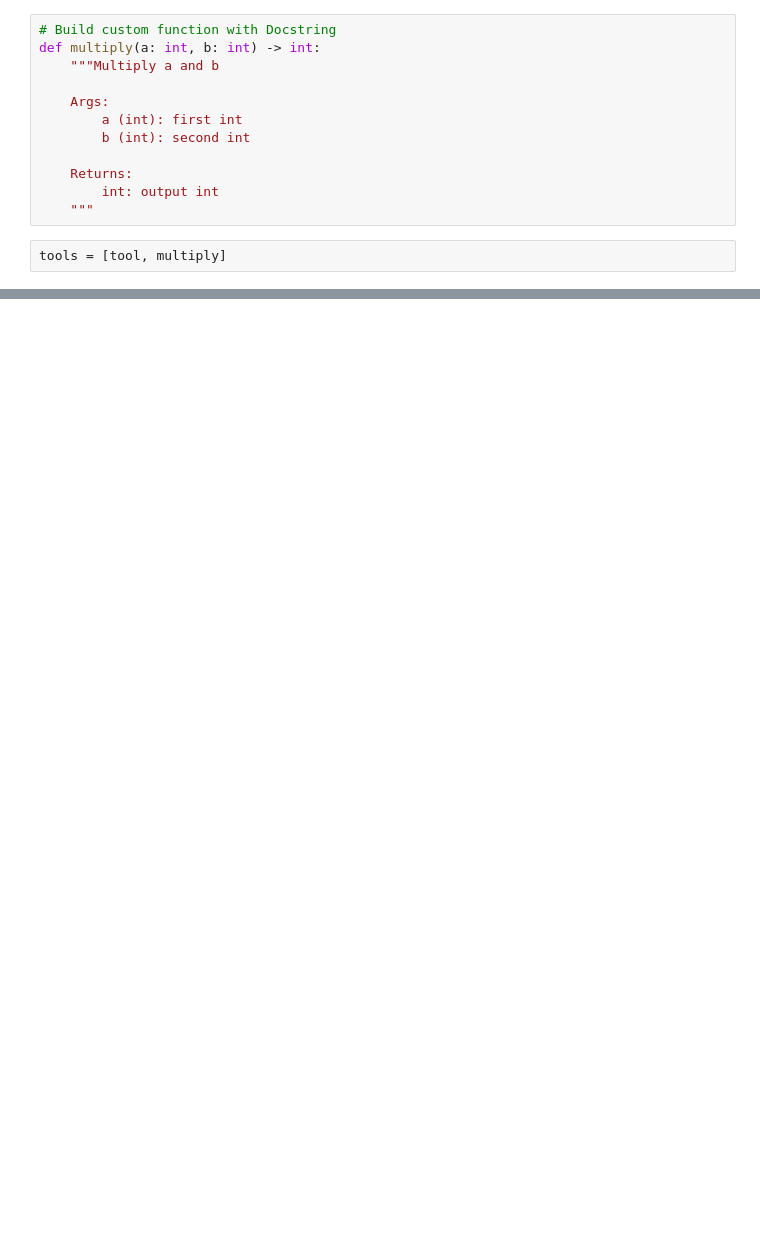
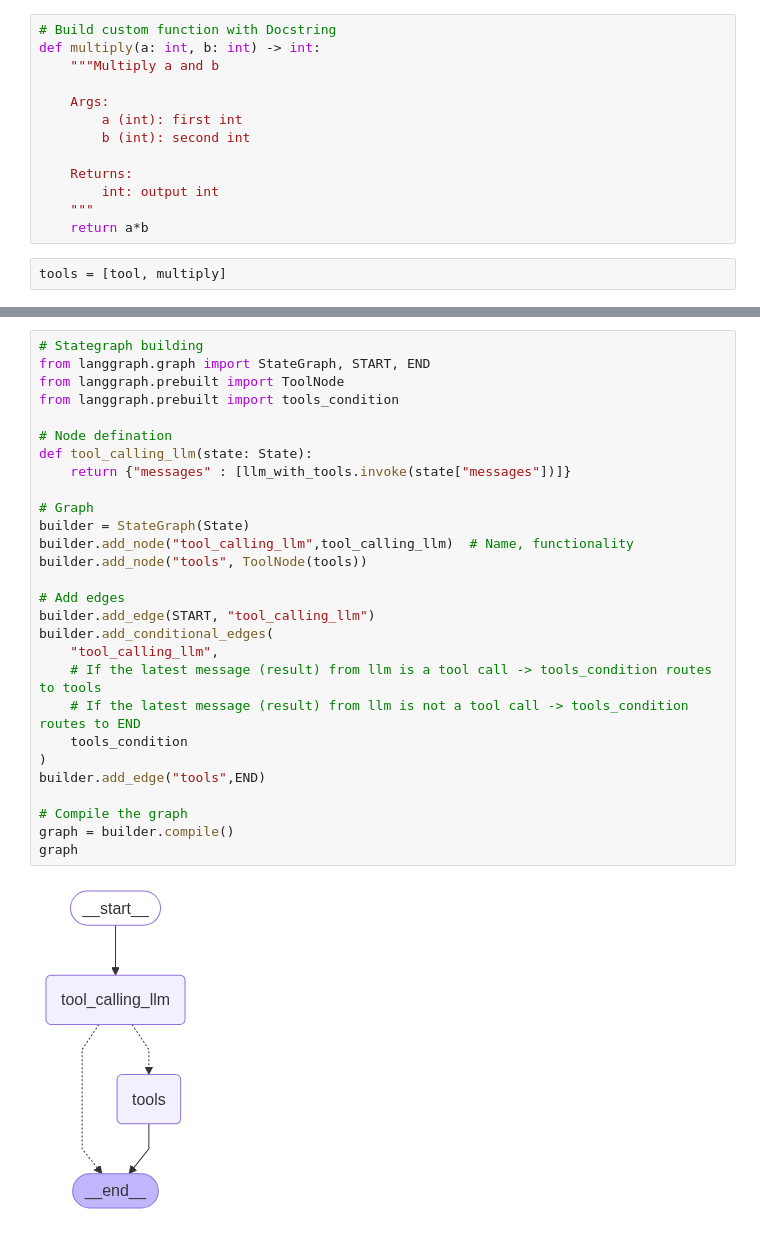
Before and after one commit to DevanshRajani25/Agentic-AI-Langgraph, a Jupyter notebook: 1) Basic-Chatbot/1_chatbot.ipynb, the cells around one changed output, grey strips where cells are left out. Cells and saved outputs as stored; diff of their text form; blank space fills up the shorter version.

Commit message:
Tools integrated with LLM

```diff
--- a/1) Basic-Chatbot/1_chatbot.ipynb
+++ b/1) Basic-Chatbot/1_chatbot.ipynb
@@ -120,6 +120,7 @@ def multiply(a: int, b: int) -> int:
     Returns:
         int: output int
     """
+    return a*b
 # %%
 tools = [tool, multiply]
 # %%
@@ -128,2 +129,32 @@ llm_with_tools
 # %% [output]
 RunnableBinding(bound=ChatGroq(client=<groq.resources.chat.completions.Completions object at 0x...>, async_client=<groq.resources.chat.completions.AsyncCompletions object at 0x...>, model_name='llama3 ...
+# %%
+# Stategraph building
+from langgraph.graph import StateGraph, START, END
+from langgraph.prebuilt import ToolNode
+from langgraph.prebuilt import tools_condition
+
+# Node defination
+def tool_calling_llm(state: State):
+    return {"messages" : [llm_with_tools.invoke(state["messages"])]}
+
+# Graph
+builder = StateGraph(State)
+builder.add_node("tool_calling_llm",tool_calling_llm)  # Name, functionality
+builder.add_node("tools", ToolNode(tools))
+
+# Add edges
+builder.add_edge(START, "tool_calling_llm")
+builder.add_conditional_edges(
+    "tool_calling_llm",
+    # If the latest message (result) from llm is a tool call -> tools_condition routes to tools
+    # If the latest message (result) from llm is not a tool call -> tools_condition routes to END
+    tools_condition
+)
+builder.add_edge("tools",END)
+
+# Compile the graph
+graph = builder.compile()
+graph
+# %% [output]
+[figure, added]
```
Also changed, not shown: parts of 7 cells of this notebook.
